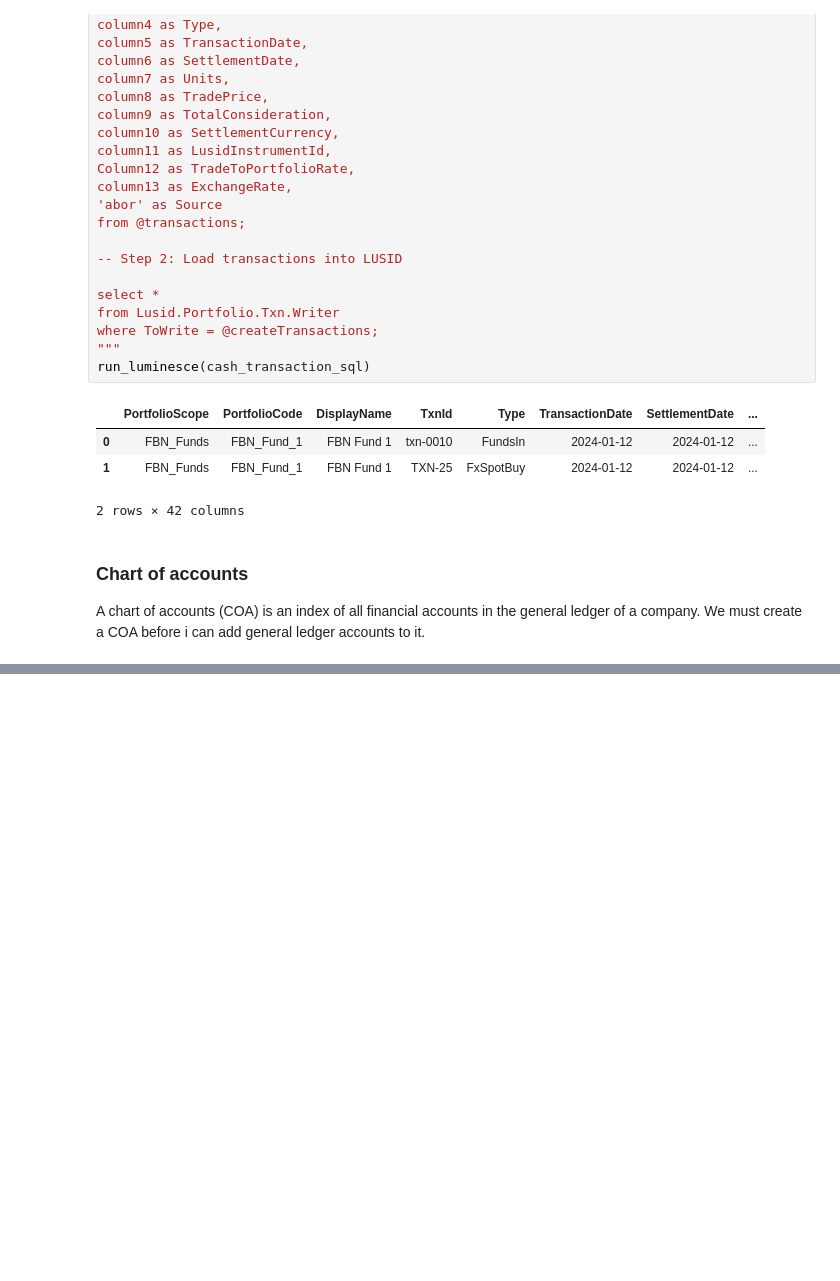
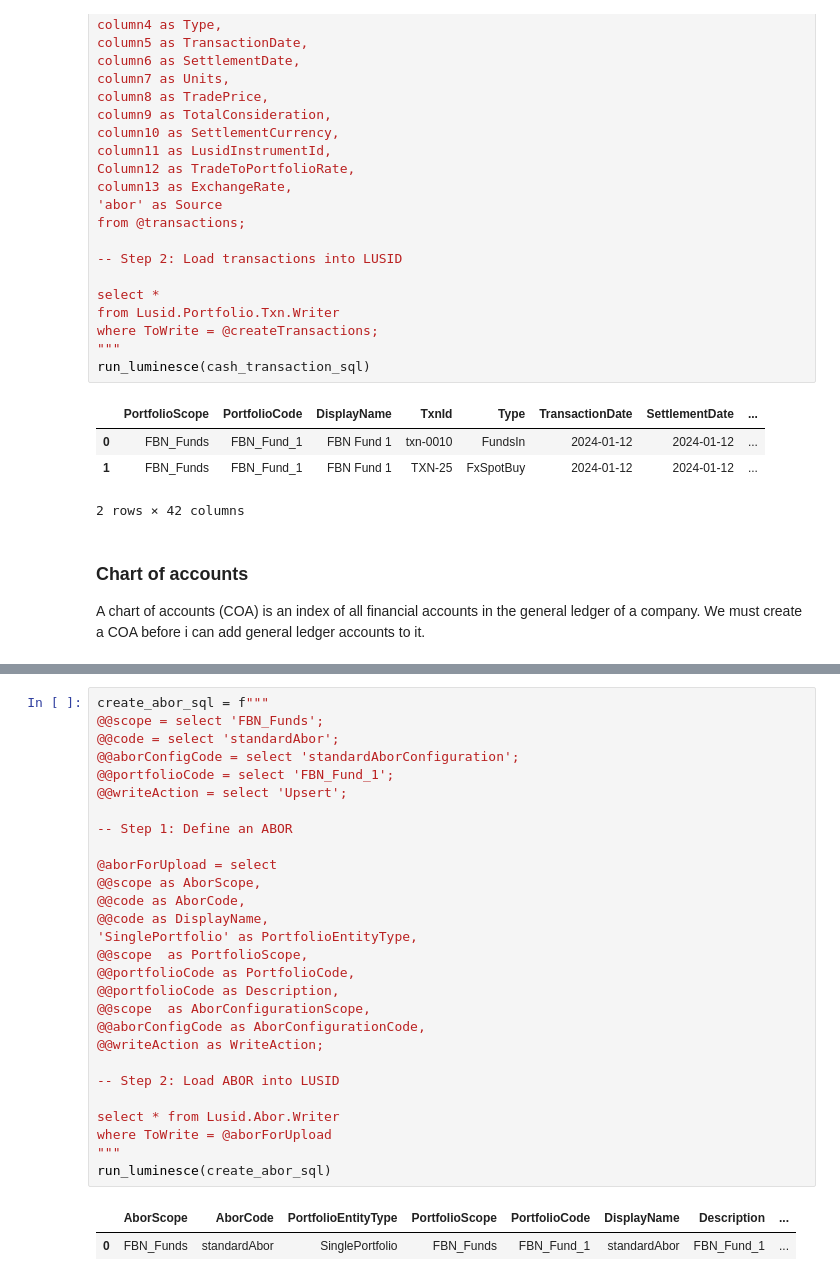
Before and after one commit to oscaryee19/sample-notebooks, a Jupyter notebook: examples/use-cases/abor/ABOR.ipynb, the cells around one changed output, grey strips where cells are left out. Cells and saved outputs as stored; diff of their text form; blank space fills up the shorter version.

```diff
--- a/examples/use-cases/abor/ABOR.ipynb
+++ b/examples/use-cases/abor/ABOR.ipynb
@@ -794,3 +801,34 @@ run_luminesce(chart_of_accounts_sql)
 # %% [output]
 |  | ChartOfAccountsScope | ChartOfAccountsCode | DisplayName | Description | WriteAction | WriteAsAt | ... |
 | 0 | FBN_Funds | FBN_COA_1 | FBN COA 1 | FBN COA 1 | Insert | 2024-03-21 16:16:15.721 | ... |
+# %%
+create_abor_sql = f"""
+@@scope = select 'FBN_Funds';
+@@code = select 'standardAbor';
+@@aborConfigCode = select 'standardAborConfiguration';
+@@portfolioCode = select 'FBN_Fund_1';
+@@writeAction = select 'Upsert';
+
+-- Step 1: Define an ABOR
+
+@aborForUpload = select
+@@scope as AborScope,
+@@code as AborCode,
+@@code as DisplayName,
+'SinglePortfolio' as PortfolioEntityType,
+@@scope  as PortfolioScope,
+@@portfolioCode as PortfolioCode,
+@@portfolioCode as Description,
+@@scope  as AborConfigurationScope,
+@@aborConfigCode as AborConfigurationCode,
+@@writeAction as WriteAction;
+
+-- Step 2: Load ABOR into LUSID
+
+select * from Lusid.Abor.Writer
+where ToWrite = @aborForUpload
+"""
+run_luminesce(create_abor_sql)
+# %% [output]
+|  | AborScope | AborCode | PortfolioEntityType | PortfolioScope | PortfolioCode | DisplayName | Description | ... |
+| 0 | FBN_Funds | standardAbor | SinglePortfolio | FBN_Funds | FBN_Fund_1 | standardAbor | FBN_Fund_1 | ... |
```
Also changed, not shown: parts of 7 cells of this notebook.
